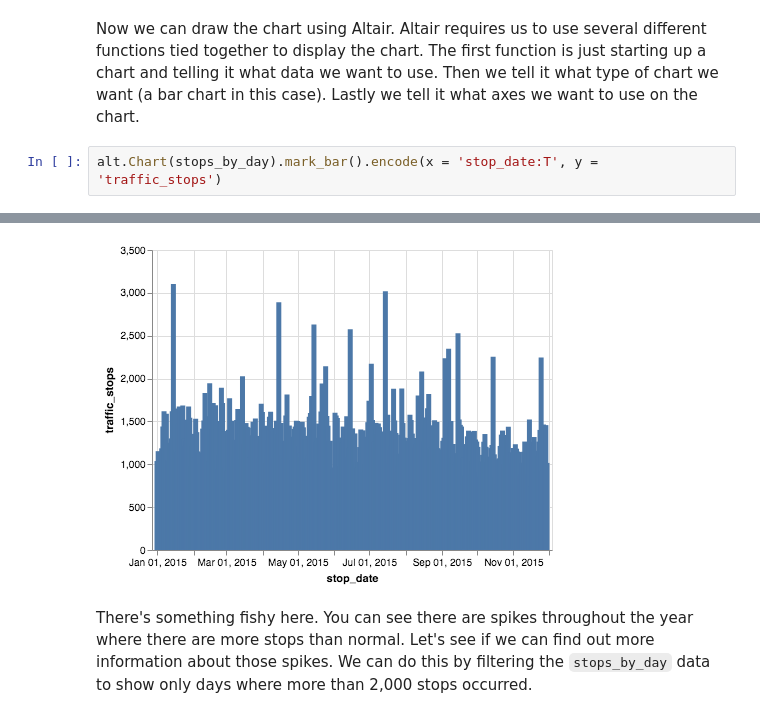
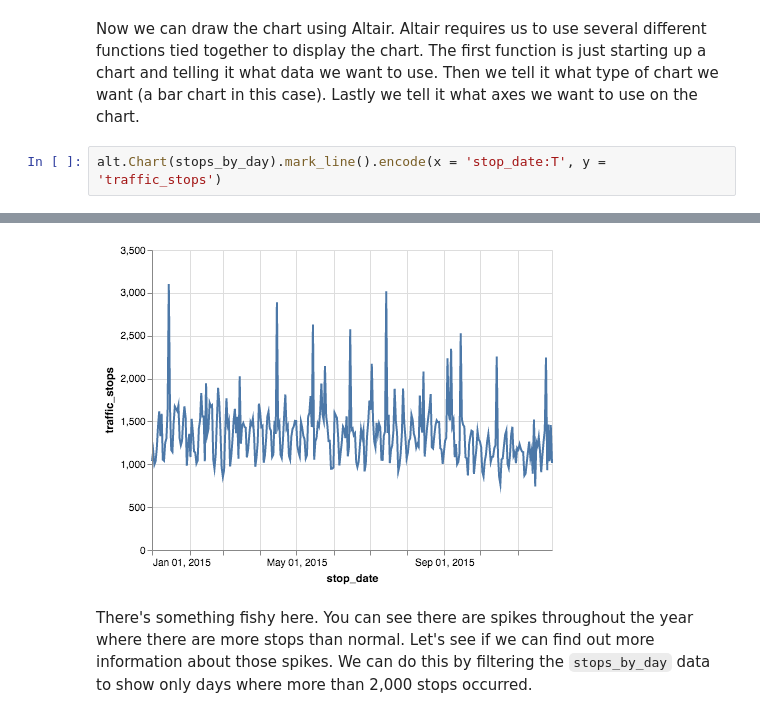
Before and after one commit to newshackaz/az_stops, a Jupyter notebook: completed_analysis.ipynb, the cells around one changed output, grey strips where cells are left out. Saved outputs shown, nothing was run; the diff lists cells and outputs as text.

Commit message:
switched to line chart on one of the graphics

```diff
--- a/completed_analysis.ipynb
+++ b/completed_analysis.ipynb
@@ -140,10 +140,10 @@ stops_by_day.head()
 # %% [markdown]
 Now we can draw the chart using Altair. Altair requires us to use several different functions tied together to display the chart. The first function is just starting up a chart and telling it what data we want to use. Then we tell it what type of chart we want (a bar chart in this case). Lastly we tell it what axes we want to use on the chart.
 # %%
-alt.Chart(stops_by_day).mark_bar().encode(x = 'stop_date:T', y = 'traffic_stops')
+alt.Chart(stops_by_day).mark_line().encode(x = 'stop_date:T', y = 'traffic_stops')
 # %% [output]
 [interactive output not drawn]
-[figure, old version]
+[figure, new version]
 # %% [markdown]
 There's something fishy here. You can see there are spikes throughout the year where there are more stops than normal. Let's see if we can find out more information about those spikes. We can do this by filtering the `stops_by_day` data to show only days where more than 2,000 stops occurred.
 # %%
```
Also changed, not shown: parts of 4 cells of this notebook.
